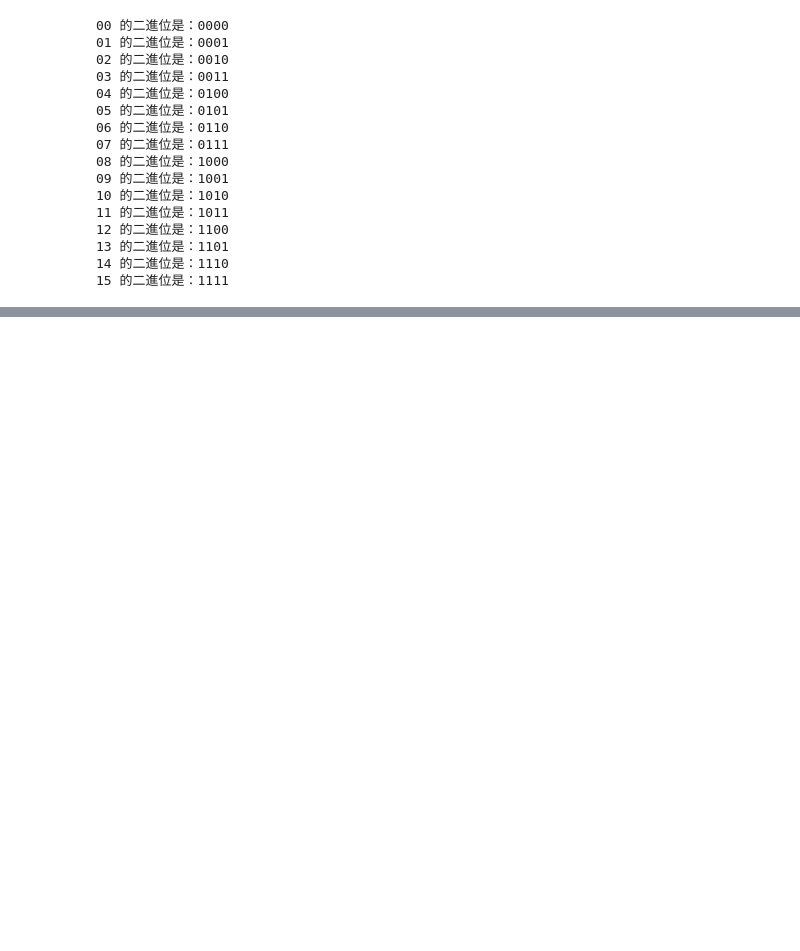
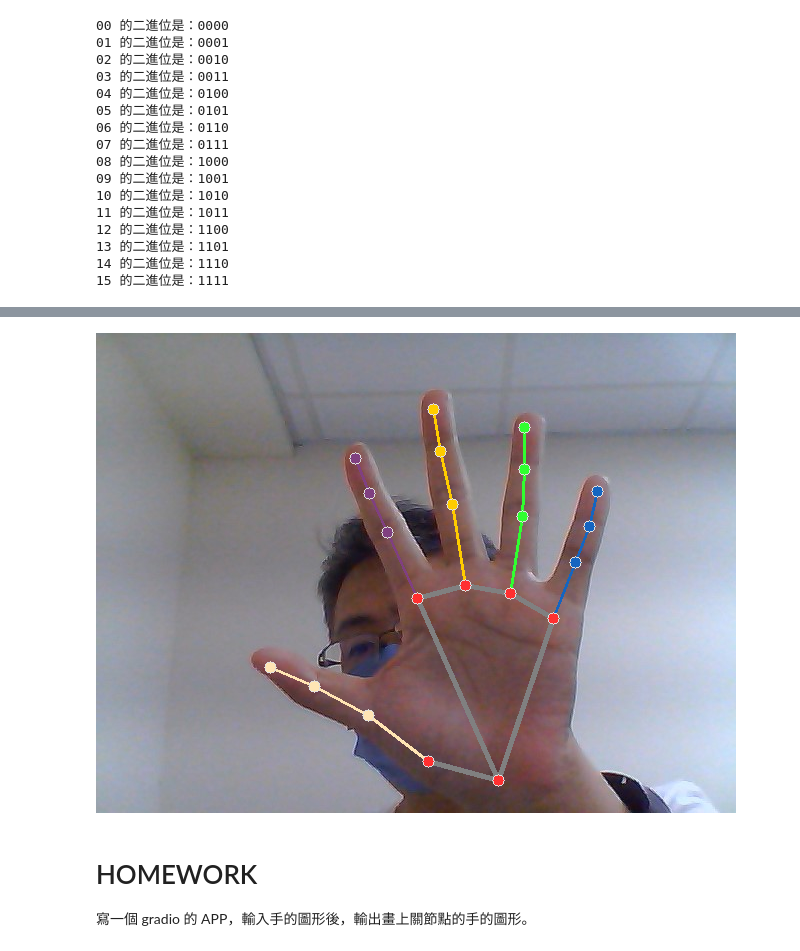
Before and after one commit to Kuo2022/20220702-python, a Jupyter notebook: 20220730.ipynb, the cells around one changed output, grey strips where cells are left out. Drawn from its saved outputs; the diff is of its cells as text; code cells hidden in the pictures; blank space fills up the shorter version.

```diff
--- a/20220730.ipynb
+++ b/20220730.ipynb
@@ -144,0 +295,32 @@ for i in range(16):
+# %%
+import cv2
+import mediapipe as mp
+mp_drawing = mp.solutions.drawing_utils
+mp_drawing_styles = mp.solutions.drawing_styles
+mp_hands = mp.solutions.hands
+
+file = 'my_hand.jpg'
+with mp_hands.Hands(static_image_mode=True,max_num_hands=2,min_detection_confidence=0.5) as hands:
+  image = cv2.flip(cv2.imread(file), 1)
+  # Convert the BGR image to RGB before processing.
+  results = hands.process(cv2.cvtColor(image, cv2.COLOR_BGR2RGB))
+
+  image_height, image_width, _ = image.shape
+  annotated_image = image.copy()
+  for hand_landmarks in results.multi_hand_landmarks:
+    mp_drawing.draw_landmarks(
+        annotated_image,
+        hand_landmarks,
+        mp_hands.HAND_CONNECTIONS,
+        mp_drawing_styles.get_default_hand_landmarks_style(),
+        mp_drawing_styles.get_default_hand_connections_style())
+  cv2.imwrite('my_hand.png', cv2.flip(annotated_image, 1))
+
+im = Image.open('my_hand.png')
+im
+# %% [output]
+[figure, added]
+# %% [markdown]
+# HOMEWORK
+
+寫一個 gradio 的 APP，輸入手的圖形後，輸出畫上關節點的手的圖形。
```
Also changed, not shown: parts of 30 cells of this notebook.
